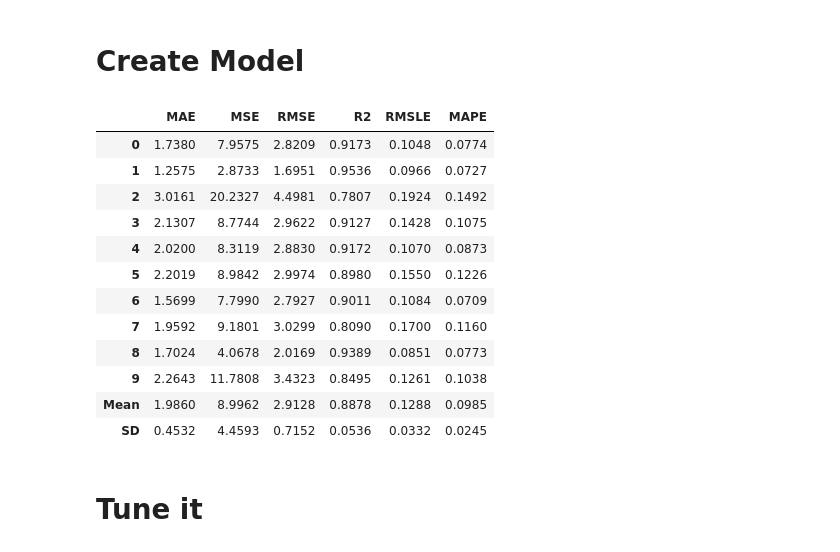
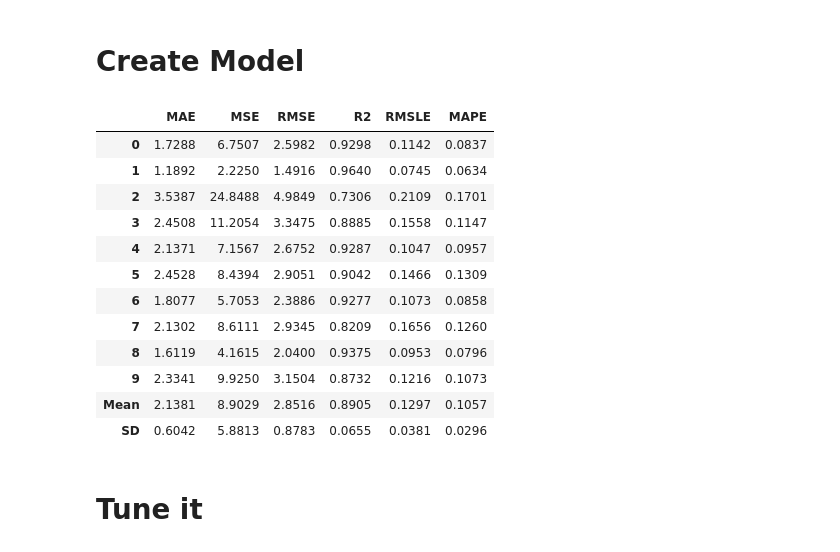
Before and after one commit to bskkarthik/DataScience_repos, a Jupyter notebook: Machine Learning/regression_pycaret.ipynb, the cells around one changed output. Saved outputs shown, nothing was run; the diff lists cells and outputs as text; code cells hidden in the pictures.

```diff
--- a/Machine Learning/regression_pycaret.ipynb
+++ b/Machine Learning/regression_pycaret.ipynb
@@ -67,21 +67,21 @@ compare_models()
 | 21 | Passive Aggressive Regressor | 8.467200 | 116.388300 | 10.665100 | -0.498300 | 0.516200 | 0.437900 |
 # %% [markdown]
 # Create Model
-# %%
-cb = create_model('catboost')
-# %% [output]
-|  | MAE | MSE | RMSE | R2 | RMSLE | MAPE |
-| 0 | 1.7380 | 7.9575 | 2.8209 | 0.9173 | 0.1048 | 0.0774 |
-| 1 | 1.2575 | 2.8733 | 1.6951 | 0.9536 | 0.0966 | 0.0727 |
-| 2 | 3.0161 | 20.2327 | 4.4981 | 0.7807 | 0.1924 | 0.1492 |
-| 3 | 2.1307 | 8.7744 | 2.9622 | 0.9127 | 0.1428 | 0.1075 |
-| 4 | 2.0200 | 8.3119 | 2.8830 | 0.9172 | 0.1070 | 0.0873 |
-| 5 | 2.2019 | 8.9842 | 2.9974 | 0.8980 | 0.1550 | 0.1226 |
-| 6 | 1.5699 | 7.7990 | 2.7927 | 0.9011 | 0.1084 | 0.0709 |
-| 7 | 1.9592 | 9.1801 | 3.0299 | 0.8090 | 0.1700 | 0.1160 |
-| 8 | 1.7024 | 4.0678 | 2.0169 | 0.9389 | 0.0851 | 0.0773 |
-| 9 | 2.2643 | 11.7808 | 3.4323 | 0.8495 | 0.1261 | 0.1038 |
-| Mean | 1.9860 | 8.9962 | 2.9128 | 0.8878 | 0.1288 | 0.0985 |
-| SD | 0.4532 | 4.4593 | 0.7152 | 0.0536 | 0.0332 | 0.0245 |
+# %%
+gbr_model = create_model('gbr')
+# %% [output]
+|  | MAE | MSE | RMSE | R2 | RMSLE | MAPE |
+| 0 | 1.7288 | 6.7507 | 2.5982 | 0.9298 | 0.1142 | 0.0837 |
+| 1 | 1.1892 | 2.2250 | 1.4916 | 0.9640 | 0.0745 | 0.0634 |
+| 2 | 3.5387 | 24.8488 | 4.9849 | 0.7306 | 0.2109 | 0.1701 |
+| 3 | 2.4508 | 11.2054 | 3.3475 | 0.8885 | 0.1558 | 0.1147 |
+| 4 | 2.1371 | 7.1567 | 2.6752 | 0.9287 | 0.1047 | 0.0957 |
+| 5 | 2.4528 | 8.4394 | 2.9051 | 0.9042 | 0.1466 | 0.1309 |
+| 6 | 1.8077 | 5.7053 | 2.3886 | 0.9277 | 0.1073 | 0.0858 |
+| 7 | 2.1302 | 8.6111 | 2.9345 | 0.8209 | 0.1656 | 0.1260 |
+| 8 | 1.6119 | 4.1615 | 2.0400 | 0.9375 | 0.0953 | 0.0796 |
+| 9 | 2.3341 | 9.9250 | 3.1504 | 0.8732 | 0.1216 | 0.1073 |
+| Mean | 2.1381 | 8.9029 | 2.8516 | 0.8905 | 0.1297 | 0.1057 |
+| SD | 0.6042 | 5.8813 | 0.8783 | 0.0655 | 0.0381 | 0.0296 |
 # %% [markdown]
 # Tune it
```
Also changed, not shown: parts of 3 cells of this notebook.
